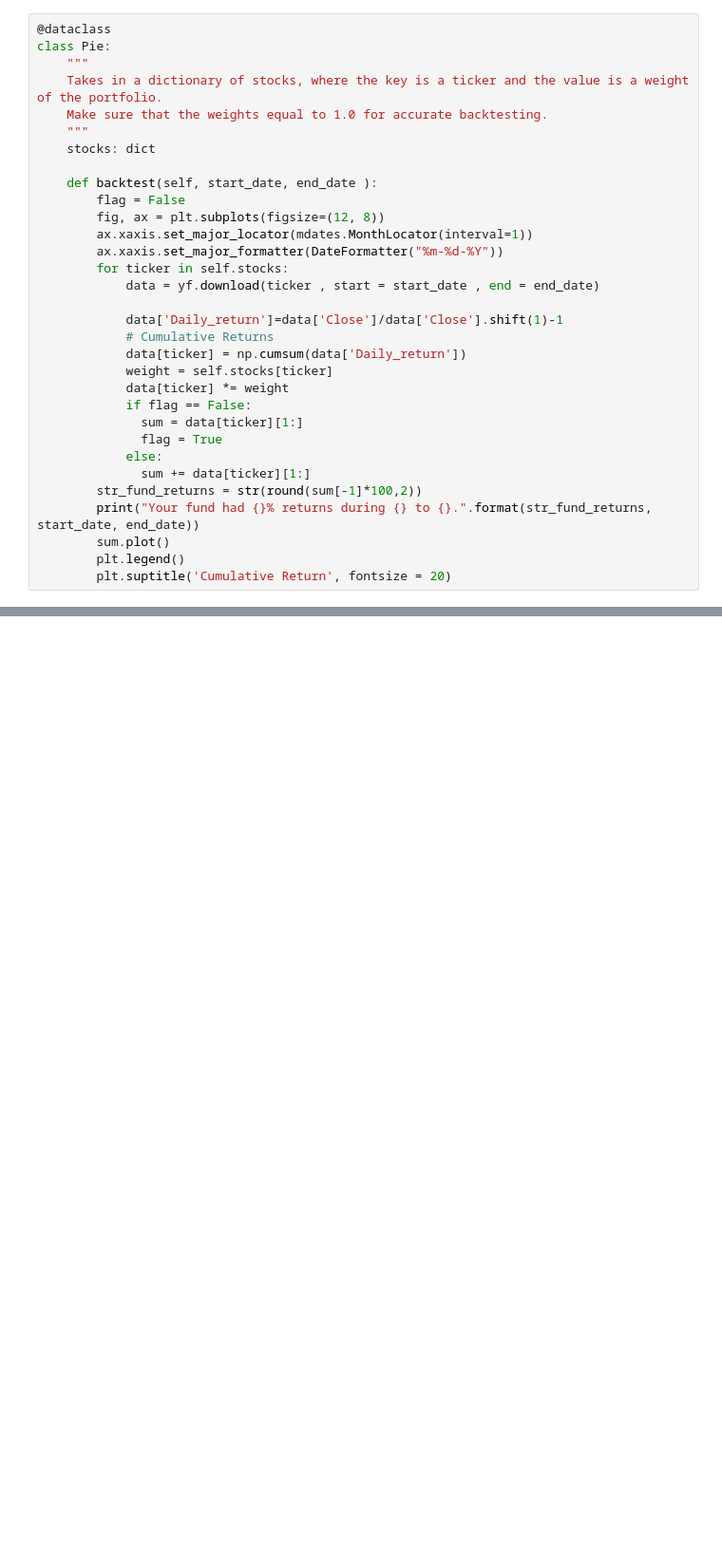
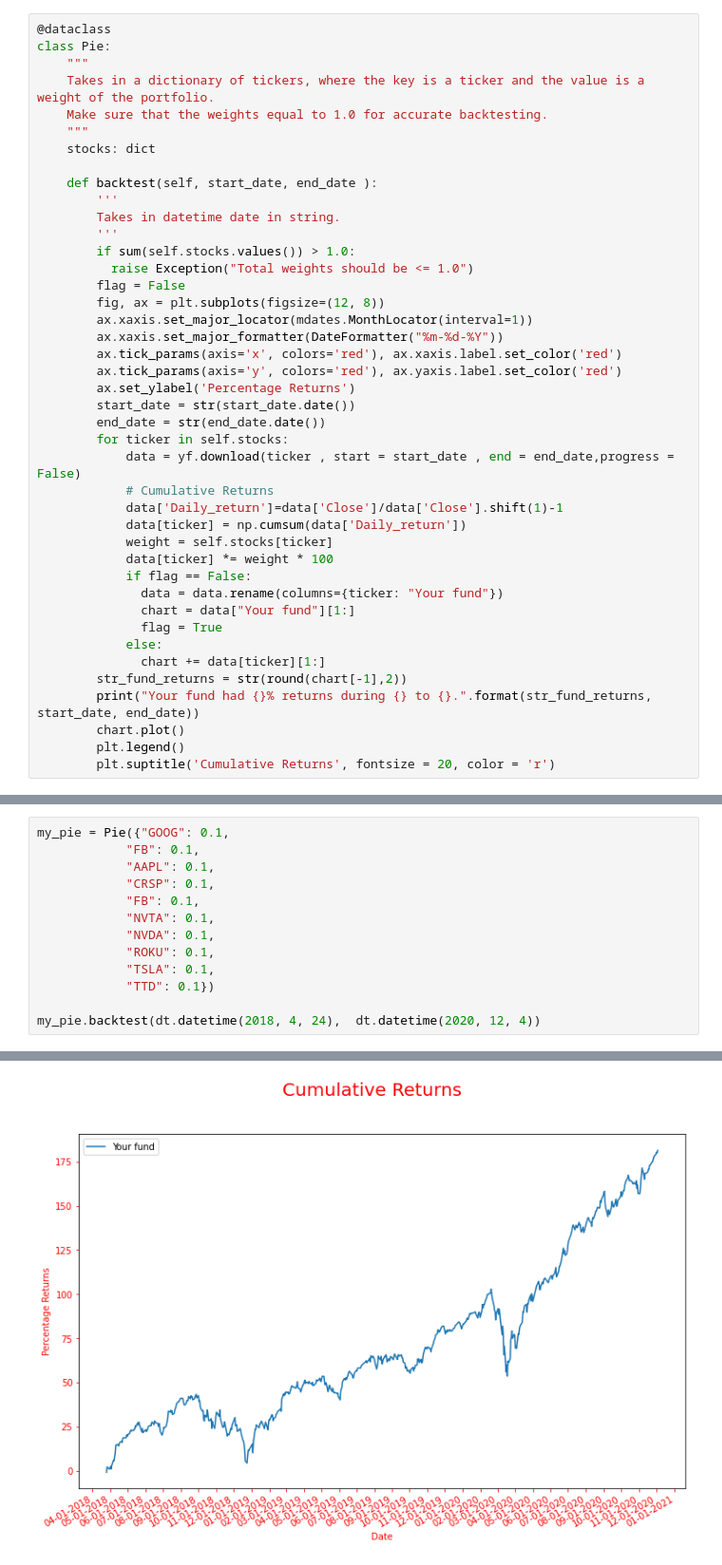
Before and after one commit to angelotc/PieBacktester, a Jupyter notebook: MyPie.ipynb, the cells around one changed output, grey strips where cells are left out. Shown: that part at 95% size. Drawn from its saved outputs; the diff is of its cells as text; blank space fills up the shorter version.

```diff
--- a/MyPie.ipynb
+++ b/MyPie.ipynb
@@ -37,31 +37,41 @@ import matplotlib.dates as mdates
 @dataclass
 class Pie:
     """
-    Takes in a dictionary of stocks, where the key is a ticker and the value is a weight of the portfolio.
+    Takes in a dictionary of tickers, where the key is a ticker and the value is a weight of the portfolio.
     Make sure that the weights equal to 1.0 for accurate backtesting.
     """
     stocks: dict
 
     def backtest(self, start_date, end_date ):
+        '''
+        Takes in datetime date in string.
+        '''
+        if sum(self.stocks.values()) > 1.0:
+          raise Exception("Total weights should be <= 1.0")
         flag = False
         fig, ax = plt.subplots(figsize=(12, 8))
         ax.xaxis.set_major_locator(mdates.MonthLocator(interval=1))
         ax.xaxis.set_major_formatter(DateFormatter("%m-%d-%Y"))
+        ax.tick_params(axis='x', colors='red'), ax.xaxis.label.set_color('red')
+        ax.tick_params(axis='y', colors='red'), ax.yaxis.label.set_color('red')
+        ax.set_ylabel('Percentage Returns')
+        start_date = str(start_date.date())
+        end_date = str(end_date.date())
         for ticker in self.stocks:
-            data = yf.download(ticker , start = start_date , end = end_date)
-
+            data = yf.download(ticker , start = start_date , end = end_date,progress = False)
+            # Cumulative Returns
             data['Daily_return']=data['Close']/data['Close'].shift(1)-1
-            # Cumulative Returns
             data[ticker] = np.cumsum(data['Daily_return'])
             weight = self.stocks[ticker]
-            data[ticker] *= weight
+            data[ticker] *= weight * 100
             if flag == False:
-              sum = data[ticker][1:]
+              data = data.rename(columns={ticker: "Your fund"})
+              chart = data["Your fund"][1:]
               flag = True
             else:
-              sum += data[ticker][1:]
-        str_fund_returns = str(round(sum[-1]*100,2))
+              chart += data[ticker][1:]
+        str_fund_returns = str(round(chart[-1],2))
         print("Your fund had {}% returns during {} to {}.".format(str_fund_returns, start_date, end_date))
-        sum.plot()
+        chart.plot()
         plt.legend()
-        plt.suptitle('Cumulative Return', fontsize = 20)
+        plt.suptitle('Cumulative Returns', fontsize = 20, color = 'r')
@@ -67,0 +80,14 @@ class Pie:
+# %%
+my_pie = Pie({"GOOG": 0.1,
+            "FB": 0.1,
+            "AAPL": 0.1,
+            "CRSP": 0.1,
+            "FB": 0.1,
+            "NVTA": 0.1,
+            "NVDA": 0.1,
+            "ROKU": 0.1,
+            "TSLA": 0.1,
+            "TTD": 0.1})
+
+my_pie.backtest(dt.datetime(2018, 4, 24),  dt.datetime(2020, 12, 4))
+# %% [output]
@@ -68 +95,2 @@ class Pie:
+[figure, added]
 # %%
```
Also changed, not shown: parts of 8 cells of this notebook.
